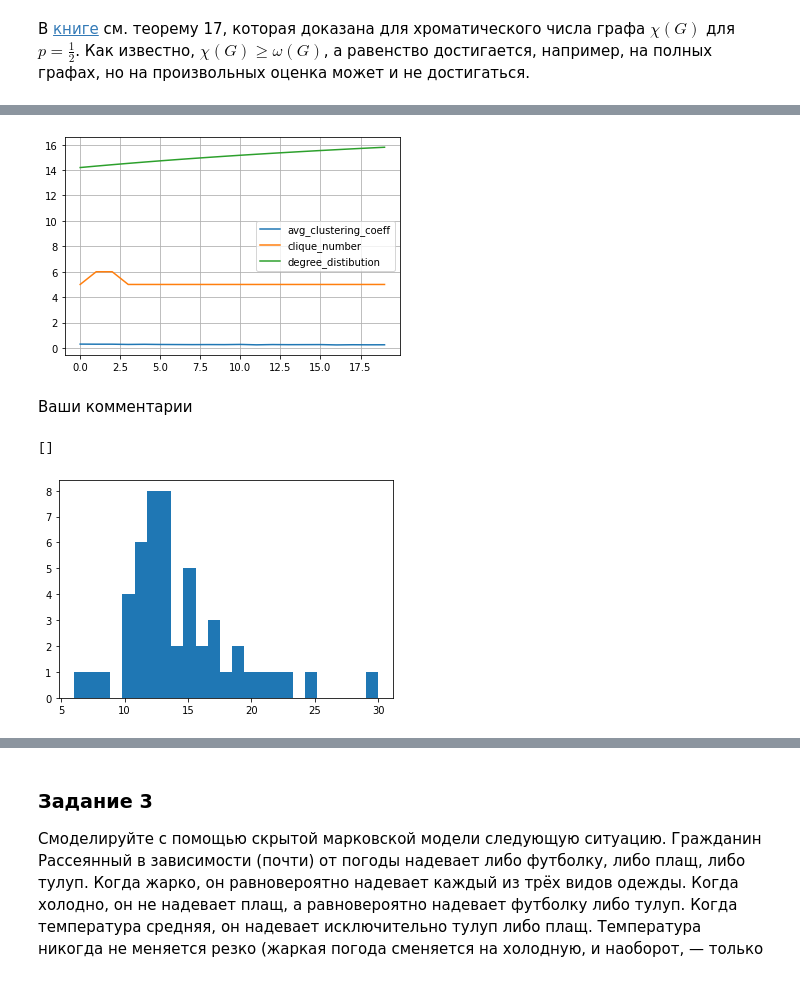
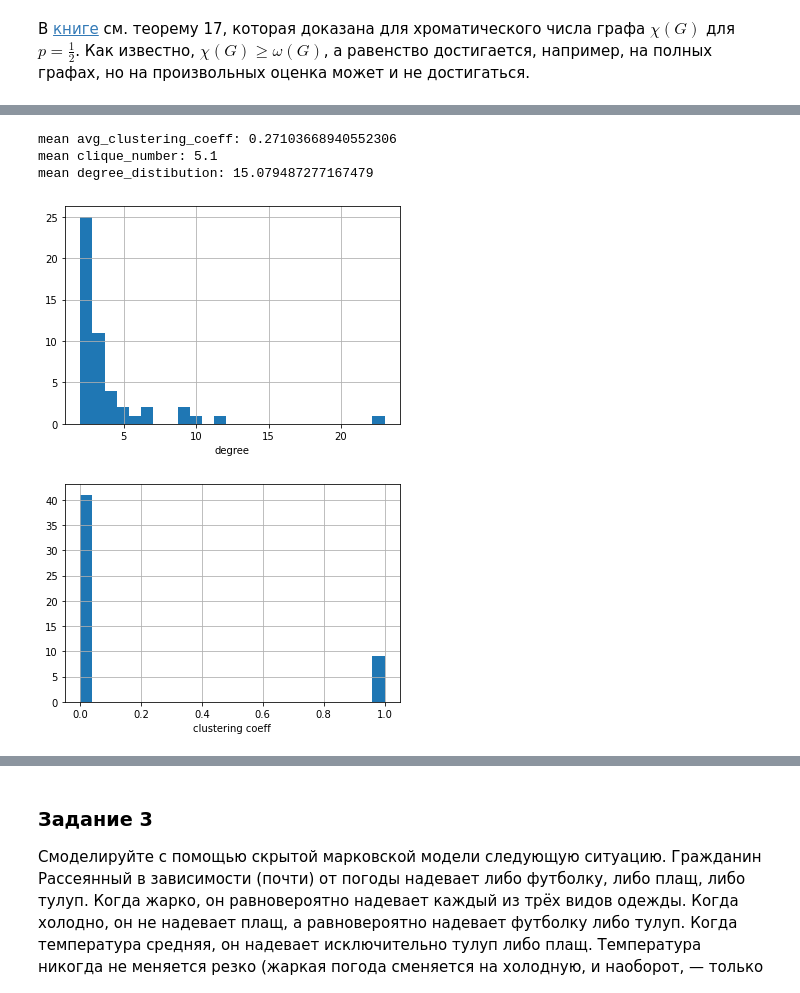
Before and after one commit to alexunderch/Master_materials, a Jupyter notebook: gpaphs_and_nets/МТИИ_графы_домашнее_задание_3.ipynb, the cells around one changed output, grey strips where cells are left out. Saved outputs shown, nothing was run; the diff lists cells and outputs as text; code cells hidden in the pictures.

```diff
--- a/gpaphs_and_nets/МТИИ_графы_домашнее_задание_3.ipynb
+++ b/gpaphs_and_nets/МТИИ_графы_домашнее_задание_3.ipynb
@@ -23,6 +21,11 @@ import math
 ### Задание 1
 Постройте случайный граф на $n=200$ вершинах, согласно модели Эрдёша—Реньи с вероятностью появления ребра $p=\frac{1}{2}$. Напишите свой код генерации случайного графа, не пользуясь встроенным в `networkx` генератором [`gnp_random_graph`](https://networkx.org/documentation/stable/reference/generated/networkx.generators.random_graphs.gnp_random_graph.html) и подобными. Посчитайте кликовое число в среднем по 10-20 сгенерированных графах. Насколько кликовое число далёко от теоретического среднего в $2\log_{1/p}n$?
 # %%
+import networkx as nx
+from itertools import combinations
+import numpy as np
+import math
+
 n = 200
 p = .5
 N = 15
@@ -32,7 +35,7 @@ def make_random_graph(n: int, p: float, _seed: int = None) -> nx.Graph:
     G = nx.Graph()
     G.add_nodes_from(range(n))
     for u, v in combinations(G.nodes(), 2):
-        if random.binomial(1, p) == 1:
+        if np.random.binomial(1, p) == 1:
             G.add_edge(u, v)
     return G
 
@@ -55,2 +58,18 @@ Sample clique number: 11.133333333333333
 Theoretical clique number: 15.287712379549449
 Theoretical clique number (corrected): 10.596634733096073
+# %%
+G = make_random_graph(50, p = 1/2, _seed = 42)
+
+nx.draw(G)
+plt.title("graph")
+plt.show()
+
+plt.hist([ G.degree(node) for node in G.nodes()], bins = len(G)//2)
+plt.grid()
+plt.xlabel("degree")
+plt.show()
+
+plt.hist([int(nx.clustering(G, node)) for node in G.nodes()], bins = len(G)//2)
+plt.grid()
+plt.xlabel("clustering coeff")
+plt.show()
@@ -76,8 +116,8 @@ def sample_nodes(G:nx.Graph, distribution: list, m: int):
     return targets
 
 def barabasi_albert_graph(n: int, m: int, alpha: float, initial_graph: nx.Graph) -> nx.Graph:
-    assert m > 1 and m <= n
-    assert alpha > 0 and alpha <= 1.
+    assert m >= 1 and m <= n
+    assert alpha > 0
 
     G = initial_graph.copy()
 
@@ -85,7 +125,6 @@ def barabasi_albert_graph(n: int, m: int, alpha: float, initial_graph: nx.Graph)
     while source < n:
         degrees = np.array([d ** alpha for _, d in G.degree()])
         degrees /= degrees.sum()
-
         targets = sample_nodes(G, degrees, m)
 
         G.add_edges_from(zip([source] * m, targets))
@@ -111,7 +150,7 @@ def set_experiment(initial_followers: int, target_followers: int, added_follower
 n0 = 15
 n = 50
 m = 10
-alpha = .1
+alpha = 1.0
 total_stats = dict(
                     avg_clustering_coeff = [],
                     clique_number = [],
@@ -124,24 +163,28 @@ for seed in range(20):
         total_stats[k].append(stats[k])
 
 for k in total_stats.keys():
-    plt.plot(range(20), total_stats[k], label = k)
-
-plt.legend()
-plt.grid()
-plt.show()
+    print(f"mean {k}: {np.mean(total_stats[k])}")
 # %% [output]
-[figure, removed]
+mean avg_clustering_coeff: 0.27103668940552306
+mean clique_number: 5.1
+mean degree_distibution: 15.079487277167479
-# %% [markdown]
-Ваши комментарии
 # %%
 seed = 42
-n0 = 15
+n0 = 2
 n = 50
-m = 10
-alpha = .1
+m = 2
+alpha = 1.0
 G, stats =  set_experiment(n0, n, m, alpha, seed)
 plt.hist([ G.degree(node) for node in G.nodes()], bins = len(G)//2)
-plt.plot()
+plt.grid()
+# plt.plot(list(G.nodes()), [1./ (node ** 3 + 1e-2)for node in G.nodes()])
+plt.xlabel("degree")
+plt.show()
+
+plt.hist([int(nx.clustering(G, node)) for node in G.nodes()], bins = len(G)//2)
+plt.grid()
+plt.xlabel("clustering coeff")
+plt.show()
 # %% [output]
-[]
-[figure, old version]
+[figure, new version]
+[figure, added]
```
Also changed, not shown: parts of 14 cells of this notebook.
